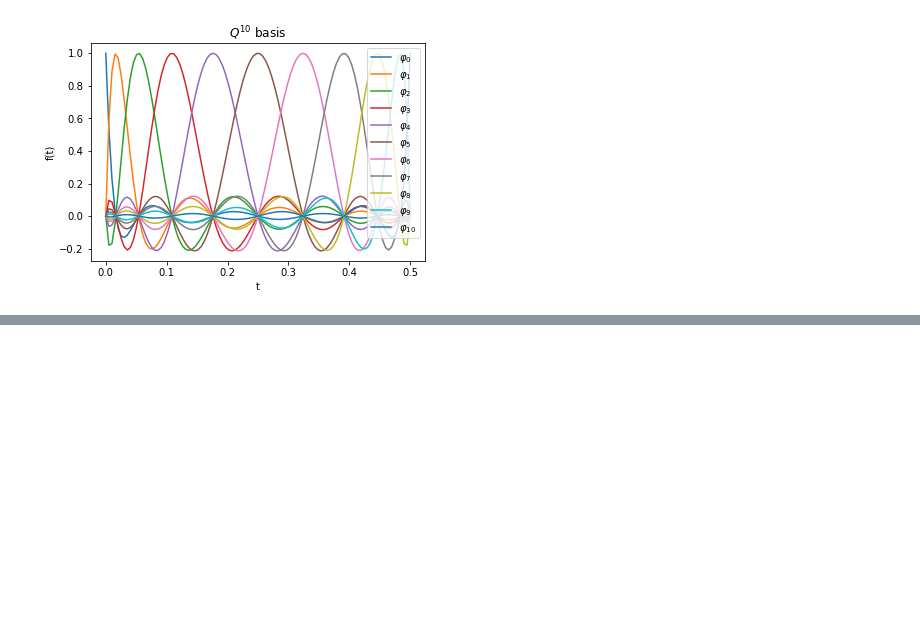
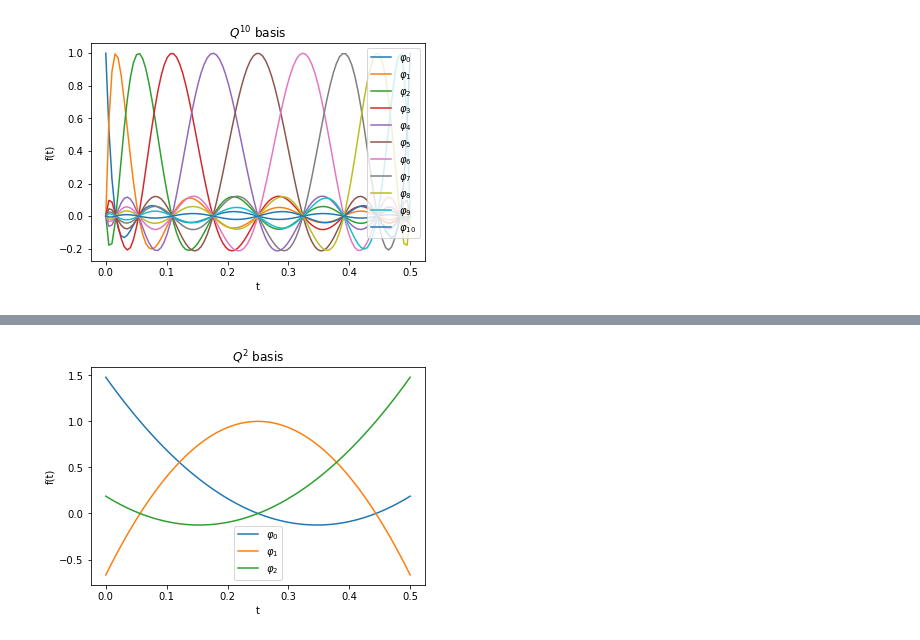
Before and after one commit to mathmerizing/PhD_SupplementaryMaterial, a Jupyter notebook: Time_FEM/Galerkin_OneElement.ipynb, the cells around one changed output, grey strips where cells are left out. Saved outputs shown, nothing was run; the diff lists cells and outputs as text; code cells hidden in the pictures; blank space fills up the shorter version.

```diff
--- a/Time_FEM/GaussLobatto_OneElement.ipynb
+++ b/Time_FEM/Galerkin_OneElement.ipynb
@@ -472,0 +487,6 @@ $\displaystyle M_k = \frac{k}{84} \begin{pmatrix}84 & 0 & 0 & 0\\\sqrt{5} & 30 &
+# %%
+roots = [-sqrt(Rational(3,5)), 0, sqrt(Rational(3,5))]
+φ[2] = compute_basis_functions(transform_roots(roots))
+plot_basis(basis=φ[2], title=r"$Q^2$ basis")
+# %% [output]
+[figure, added]
```
Also changed, not shown: parts of 24 cells of this notebook.
